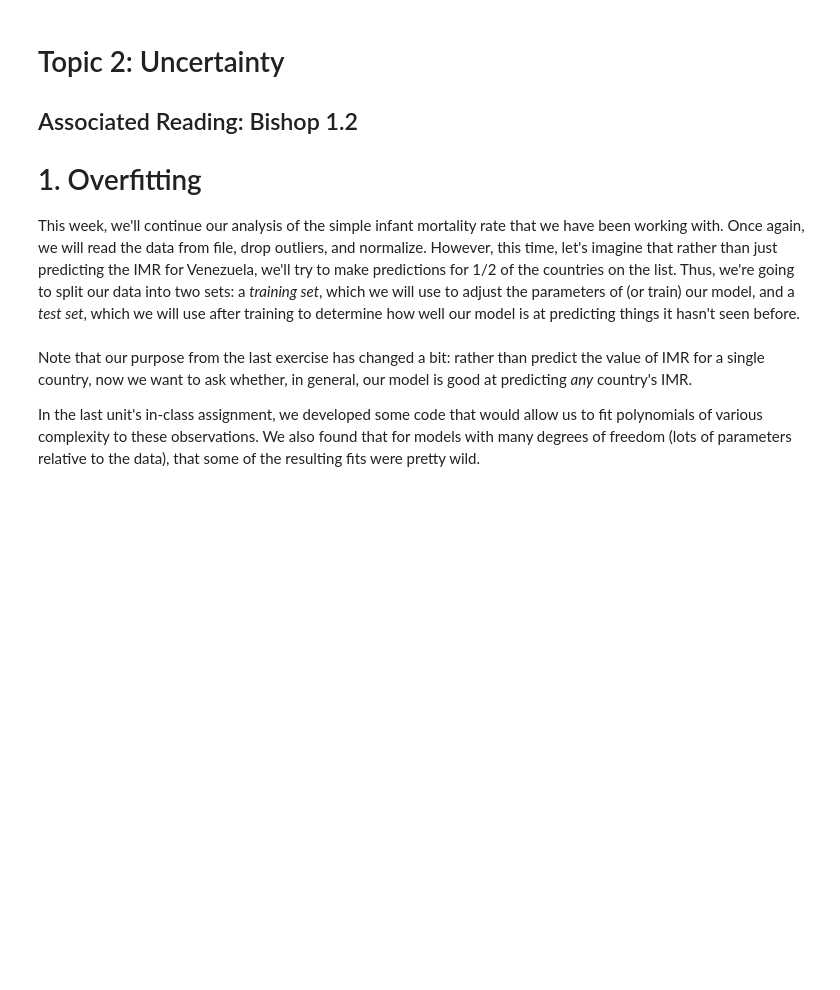
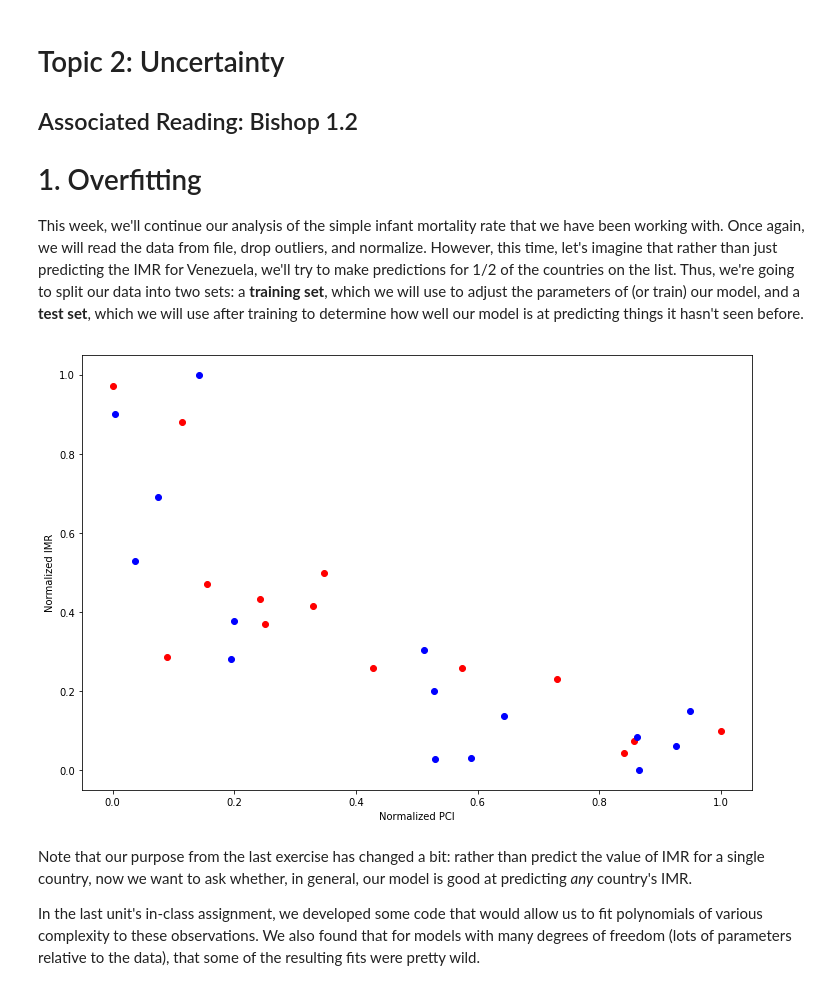
Before and after one commit to coltongerth/02-probability, a Jupyter notebook: 02_probability_and_distributions.ipynb, the cells around one changed output. Saved outputs shown, nothing was run; the diff lists cells and outputs as text; code cells hidden in the pictures; blank space fills up the shorter version.

```diff
--- a/02_probability_and_distributions.ipynb
+++ b/02_probability_and_distributions.ipynb
@@ -4,41 +4,45 @@
 ## Associated Reading: Bishop 1.2
 
 # 1. Overfitting
-This week, we'll continue our analysis of the simple infant mortality rate that we have been working with.  Once again, we will read the data from file, drop outliers, and normalize.  However, this time, let's imagine that rather than just predicting the IMR for Venezuela, we'll try to make predictions for 1/2 of the countries on the list.  Thus, we're going to split our data into two sets: a *training set*, which we will use to adjust the parameters of (or train) our model, and a *test set*, which we will use after training to determine how well our model is at predicting things it hasn't seen before.
+This week, we'll continue our analysis of the simple infant mortality rate that we have been working with.  Once again, we will read the data from file, drop outliers, and normalize.  However, this time, let's imagine that rather than just predicting the IMR for Venezuela, we'll try to make predictions for 1/2 of the countries on the list.  Thus, we're going to split our data into two sets: a **training set**, which we will use to adjust the parameters of (or train) our model, and a **test set**, which we will use after training to determine how well our model is at predicting things it hasn't seen before.
 # %%
 import numpy as np
 import pandas as pd
+import matplotlib as mpl
+mpl.rcParams['figure.figsize'] = (12, 8)
 import matplotlib.pyplot as plt
 
 np.random.seed(17)
 
 data = pd.read_csv('datasets/birthrate.dat',header=0,sep=r"\s{2,}",engine='python',index_col=0)
 data = data.drop('United States')
 
 pci_min = data['PCI'].min()
 pci_range = data['PCI'].max() - pci_min
 x = (data['PCI'] - pci_min)/pci_range
 
 imr_min = data['Infant Mortality'].min()
 imr_range = data['Infant Mortality'].max() - imr_min
 y = (data['Infant Mortality'] - imr_min)/imr_range
 
 m = len(x)
 random_indices = np.random.permutation(range(m))
 train_indices = random_indices[:m//2]
 test_indices = random_indices[m//2:]
 
 x_train = x[train_indices]
 y_train = y[train_indices]
 
 x_test = x[test_indices]
 y_test = y[test_indices]
 
 plt.plot(x_train,y_train,'ro')
 plt.plot(x_test,y_test,'bo')
 plt.xlabel('Normalized PCI')
 plt.ylabel('Normalized IMR')
 plt.show()
+# %% [output]
+[figure, added]
 # %% [markdown]
 Note that our purpose from the last exercise has changed a bit: rather than predict the value of IMR for a single country, now we want to ask whether, in general, our model is good at predicting *any* country's IMR.
 
```
Also changed, not shown: parts of 17 cells of this notebook, 1 other file.
